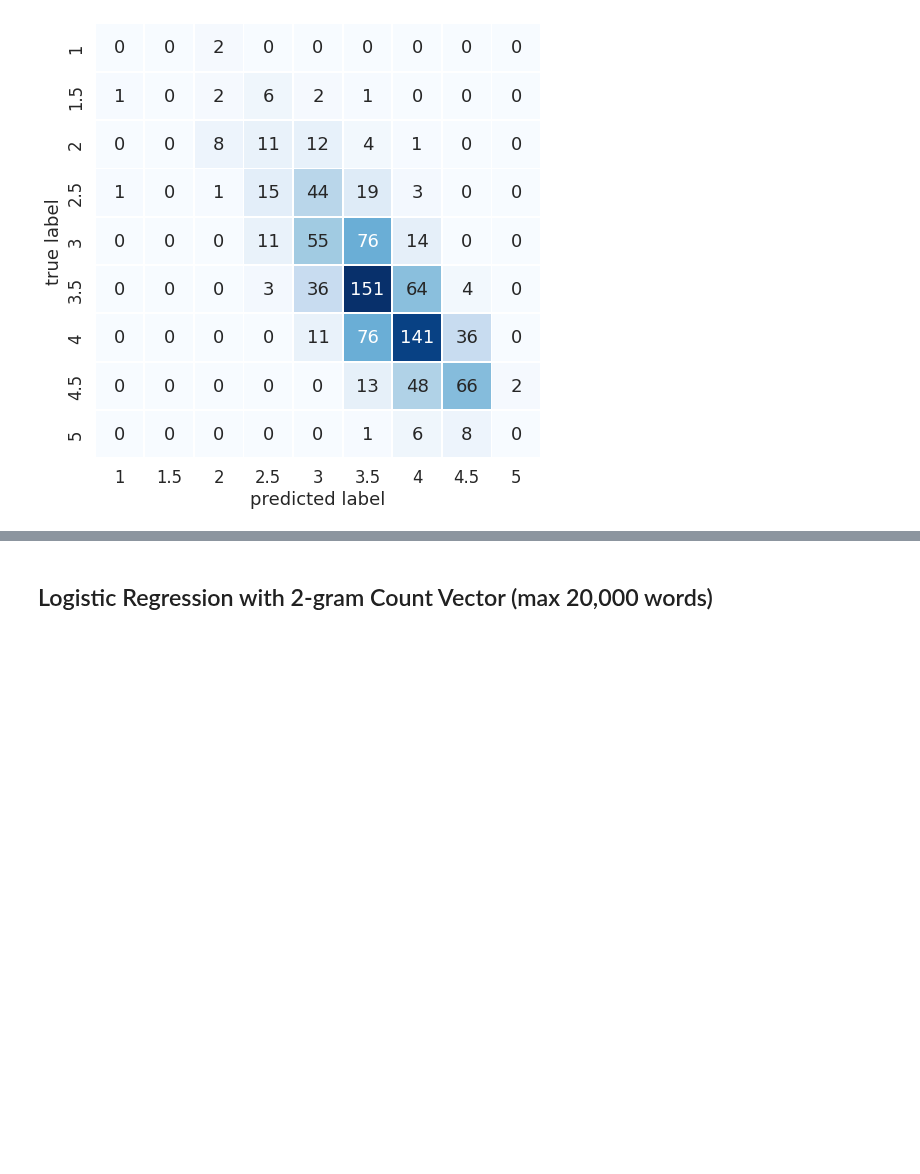
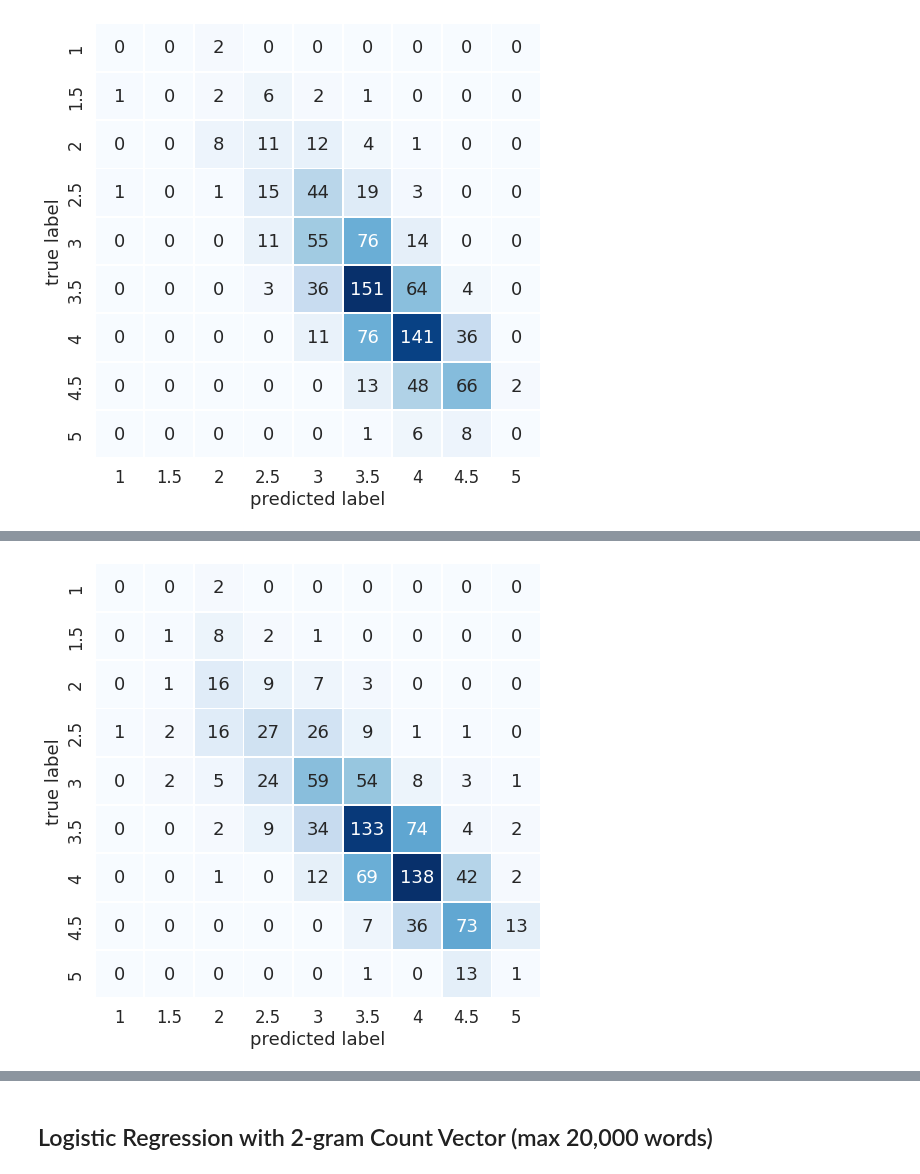
Before and after one commit to EAName/yelp-reviews, a Jupyter notebook: Yelp_Combined_Models_RA.ipynb, the cells around one changed output, grey strips where cells are left out. Drawn from its saved outputs; the diff is of its cells as text; code cells hidden in the pictures; blank space fills up the shorter version.

```diff
--- a/Yelp_Combined_Models_RA.ipynb
+++ b/Yelp_Combined_Models_RA.ipynb
@@ -800,0 +816,7 @@ plot_confusion_matrix(y_test,preds)
+# %%
+# Add numerical features (business dataset) to sparse matrix
+X_test = X_test_2gram_count_20000
+
+for i in cols:
+  num_feats_test = test[[i]].values
+  X_test = sparse.hstack((X_test, num_feats_test))
@@ -800,0 +825,12 @@ plot_confusion_matrix(y_test,preds)
+# %%
+oversample=SMOTE(k_neighbors=2)
+X_train_smote, y_train_smote = oversample.fit_resample(X_train, y_train)
+# %%
+%%time
+lr = LogisticRegression(max_iter= 300, random_state = 10)
+
+parameters_lr = {'C': [0.01, 1]}
+
+gscv_lr = GridSearchCV(lr, parameters_lr, cv=3, scoring='accuracy', verbose=1)
+
+gscv_lr.fit(X_train_smote, y_train_smote)
@@ -800,0 +849,2 @@ plot_confusion_matrix(y_test,preds)
+# %%
+preds = gscv_lr.predict(X_test)
@@ -800,0 +871,5 @@ plot_confusion_matrix(y_test,preds)
+# %%
+sns.set(font_scale=1.5)
+plot_confusion_matrix(y_test,preds)
+# %% [output]
+[figure, added]
```
Also changed, not shown: parts of 15 cells of this notebook.
